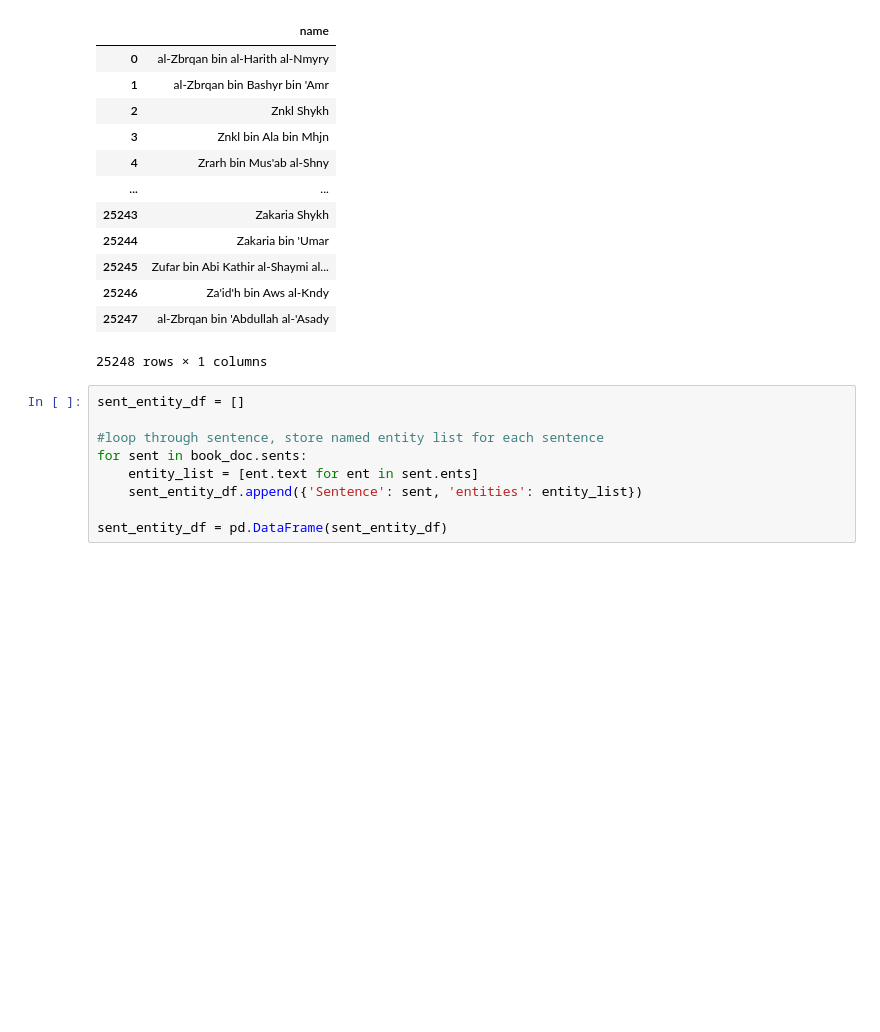
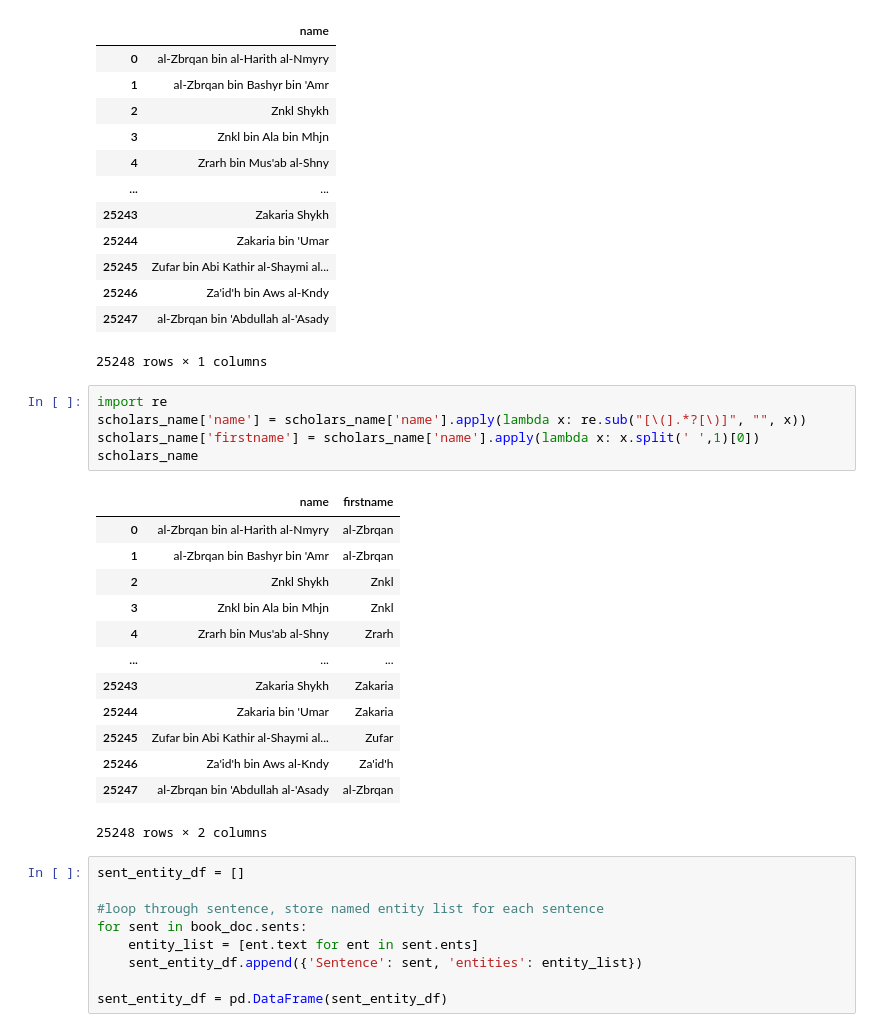
Before and after one commit to izzhamburhan/ProphetCommunities, a Jupyter notebook: extracting_relationships.ipynb, the cells around one changed output. Saved outputs shown, nothing was run; the diff lists cells and outputs as text; blank space fills up the shorter version.

```diff
--- a/extracting_relationships.ipynb
+++ b/extracting_relationships.ipynb
@@ -60,6 +60,25 @@ scholars_name
 | 25246 | Za'id'h bin Aws al-Kndy |
 | 25247 | al-Zbrqan bin 'Abdullah al-'Asady |
 25248 rows × 1 columns
+# %%
+import re
+scholars_name['name'] = scholars_name['name'].apply(lambda x: re.sub("[\(].*?[\)]", "", x))
+scholars_name['firstname'] = scholars_name['name'].apply(lambda x: x.split(' ',1)[0])
+scholars_name
+# %% [output]
+|  | name | firstname |
+| 0 | al-Zbrqan bin al-Harith al-Nmyry | al-Zbrqan |
+| 1 | al-Zbrqan bin Bashyr bin 'Amr | al-Zbrqan |
+| 2 | Znkl Shykh | Znkl |
+| 3 | Znkl bin Ala bin Mhjn | Znkl |
+| 4 | Zrarh bin Mus'ab al-Shny | Zrarh |
+| ... | ... | ... |
+| 25243 | Zakaria Shykh | Zakaria |
+| 25244 | Zakaria bin 'Umar | Zakaria |
+| 25245 | Zufar bin Abi Kathir al-Shaymi al... | Zufar |
+| 25246 | Za'id'h bin Aws al-Kndy | Za'id'h |
+| 25247 | al-Zbrqan bin 'Abdullah al-'Asady | al-Zbrqan |
+25248 rows × 2 columns
 # %%
 sent_entity_df = []
 
```
Also changed, not shown: parts of 11 cells of this notebook.
